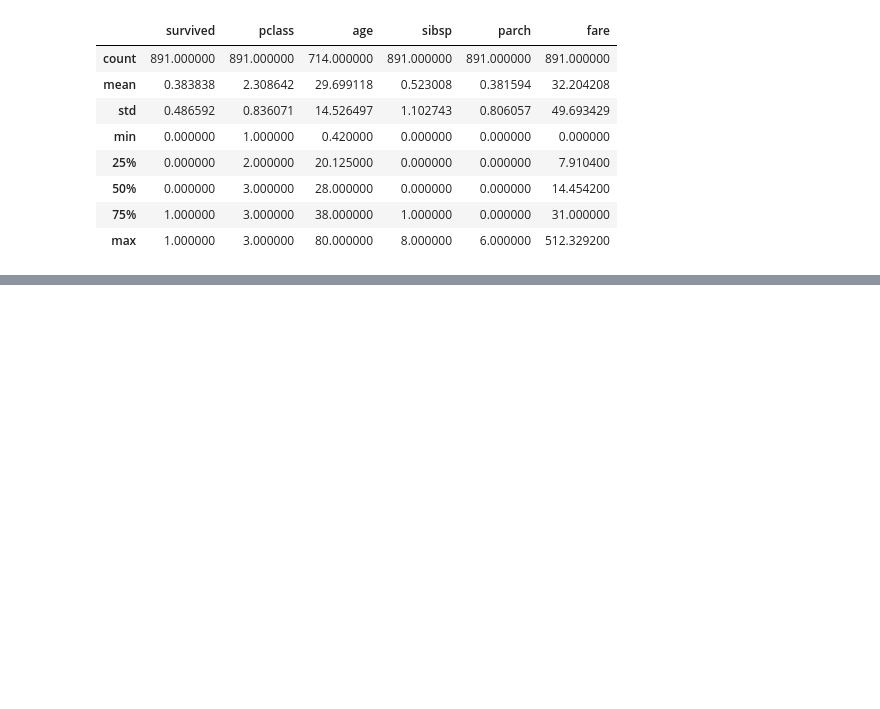
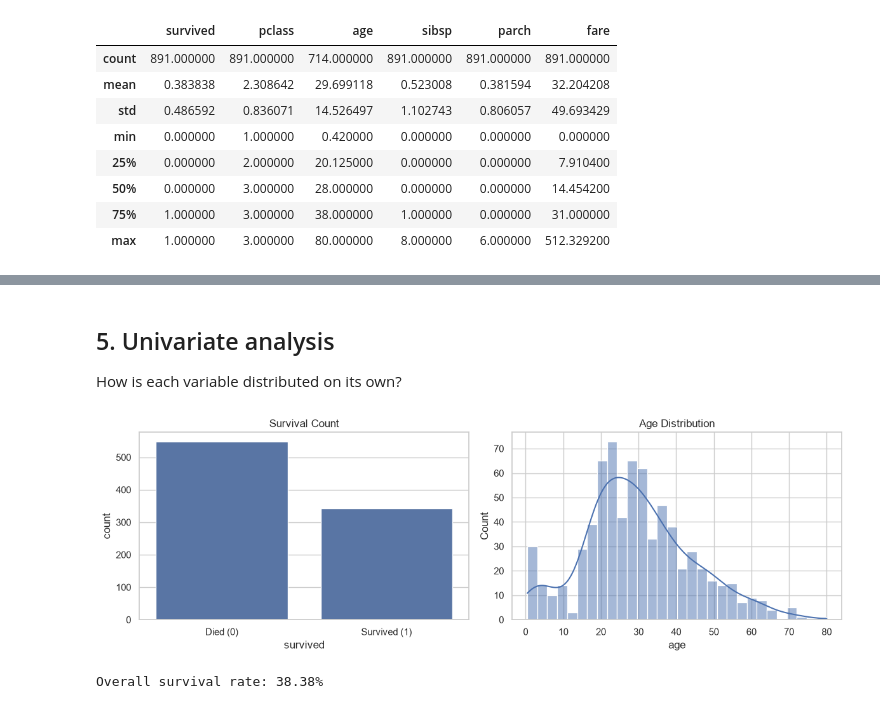
Before and after one commit to mundlapudimuneendra-ops/zepto_capstone, a Jupyter notebook: module_2_data_analytics/notebooks/01_eda.ipynb, the cells around one changed output, grey strips where cells are left out. Drawn from its saved outputs; the diff is of its cells as text; code cells hidden in the pictures; blank space fills up the shorter version.

```diff
--- a/module_2_data_analytics/notebooks/01_eda.ipynb
+++ b/module_2_data_analytics/notebooks/01_eda.ipynb
@@ -562,0 +128,17 @@ Female survival is high in Cherbourg and Queenstown across all classes; in South
+# %% [markdown]
+## 5. Univariate analysis
+
+How is each variable distributed on its own?
+# %%
+fig, axes = plt.subplots(1, 2, figsize=(12, 4))
+sns.countplot(data=df, x="survived", ax=axes[0])
+axes[0].set_title("Survival Count")
+axes[0].set_xticklabels(["Died (0)", "Survived (1)"])
+sns.histplot(df["age"].dropna(), bins=30, kde=True, ax=axes[1])
+axes[1].set_title("Age Distribution")
+plt.tight_layout()
+plt.show()
+print(f"Overall survival rate: {df['survived'].mean():.2%}")
+# %% [output]
+[figure, added]
+Overall survival rate: 38.38%
```
Also changed, not shown: parts of 66 cells of this notebook.
